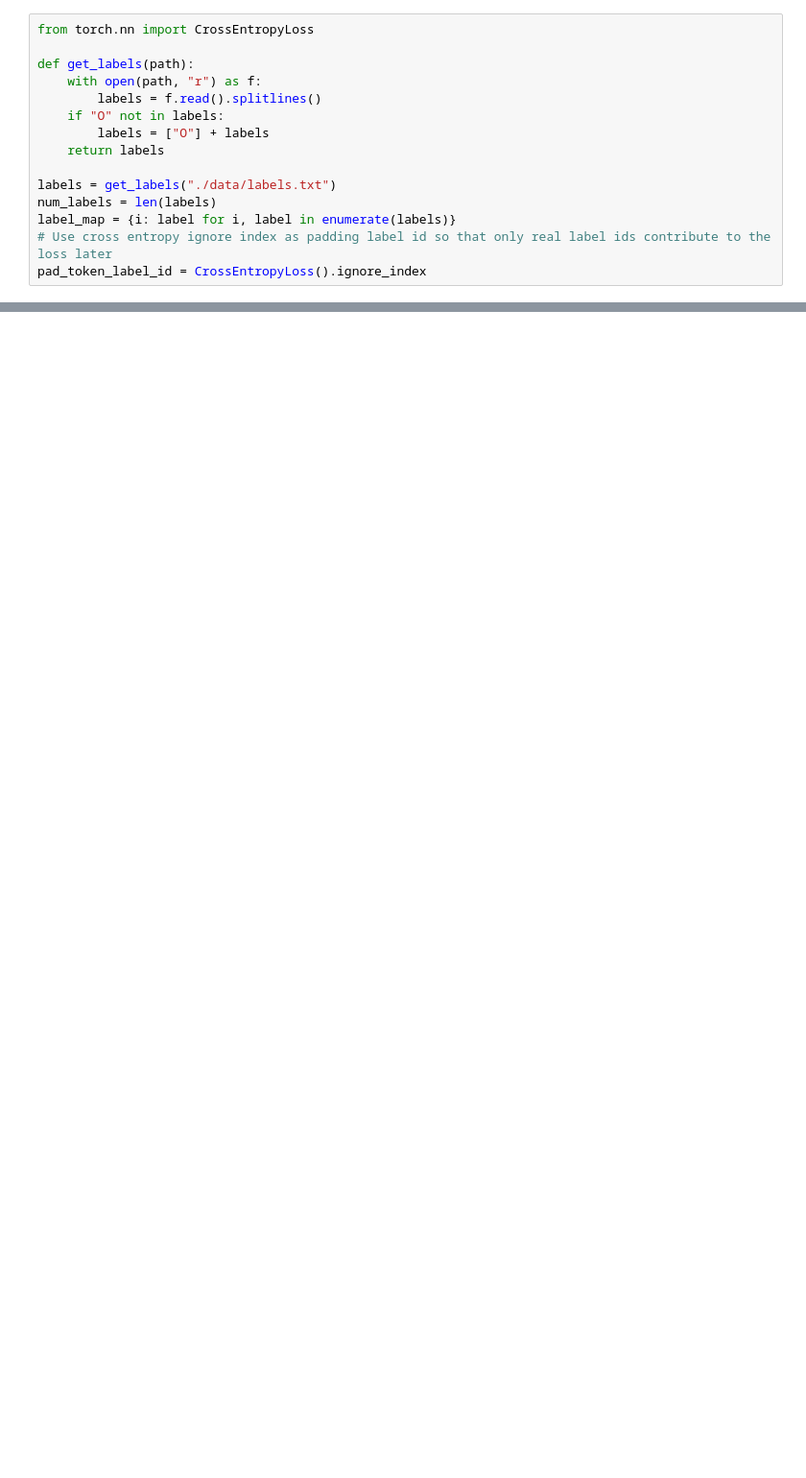
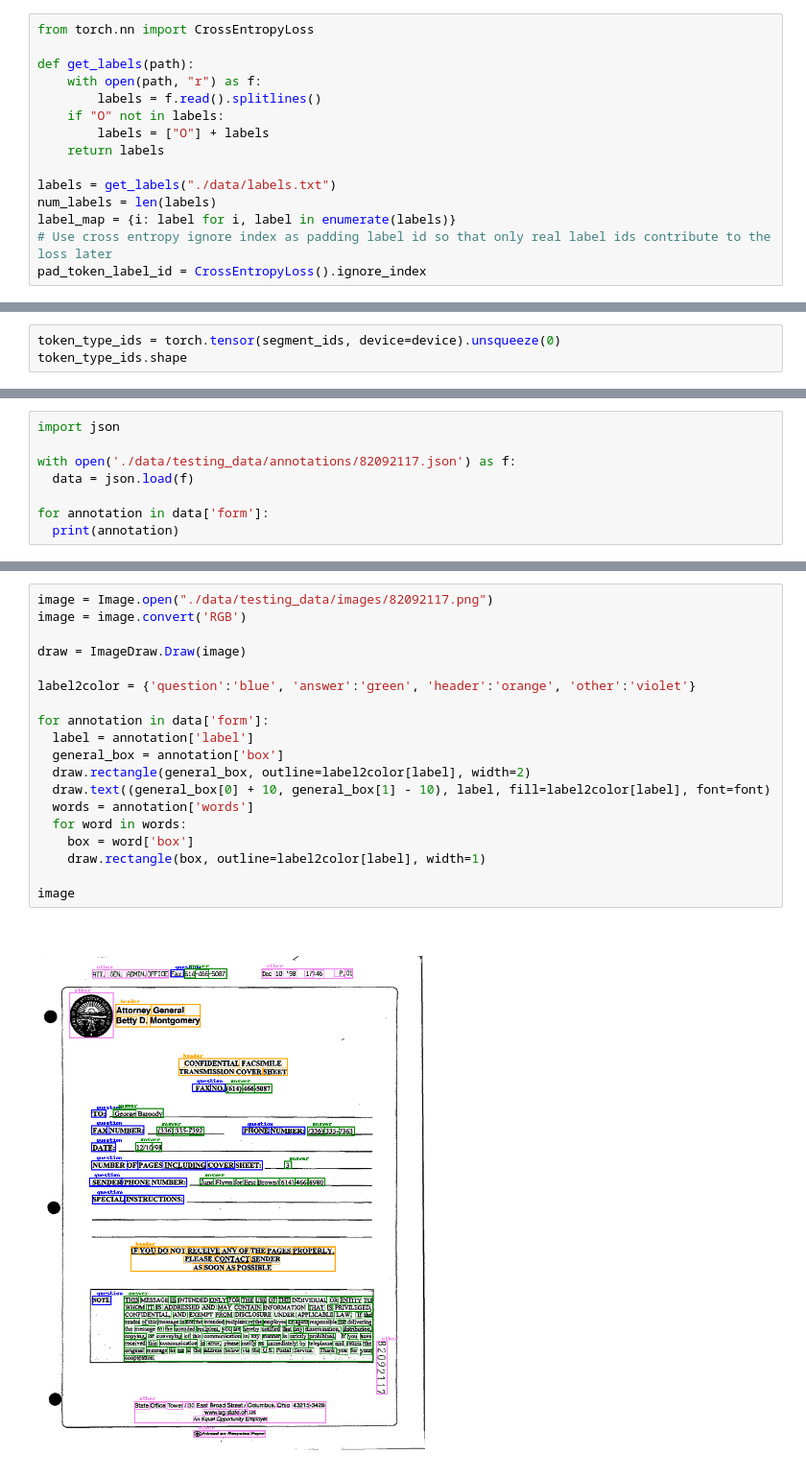
Before and after one commit to chinkitp/document-ml, a Jupyter notebook: code/layoutlm.ipynb, the cells around one changed output, grey strips where cells are left out. Shown at 96% size. Cells and saved outputs as stored; diff of their text form; blank space fills up the shorter version.

```diff
--- a/code/layoutlm.ipynb
+++ b/code/layoutlm.ipynb
@@ -165,0 +847,3 @@ utils_encoder_decoder.py
+# %%
+token_type_ids = torch.tensor(segment_ids, device=device).unsqueeze(0)
+token_type_ids.shape
@@ -165,0 +944,8 @@ utils_encoder_decoder.py
+# %%
+import json
+
+with open('./data/testing_data/annotations/82092117.json') as f:
+  data = json.load(f)
+
+for annotation in data['form']:
+  print(annotation)
@@ -165,0 +970,21 @@ utils_encoder_decoder.py
+# %%
+image = Image.open("./data/testing_data/images/82092117.png")
+image = image.convert('RGB')
+
+draw = ImageDraw.Draw(image)
+
+label2color = {'question':'blue', 'answer':'green', 'header':'orange', 'other':'violet'}
+
+for annotation in data['form']:
+  label = annotation['label']
+  general_box = annotation['box']
+  draw.rectangle(general_box, outline=label2color[label], width=2)
+  draw.text((general_box[0] + 10, general_box[1] - 10), label, fill=label2color[label], font=font)
+  words = annotation['words']
+  for word in words:
+    box = word['box']
+    draw.rectangle(box, outline=label2color[label], width=1)
+
+image
+# %% [output]
+[figure, added]
```
Also changed, not shown: parts of 32 cells of this notebook, 4 other files.
